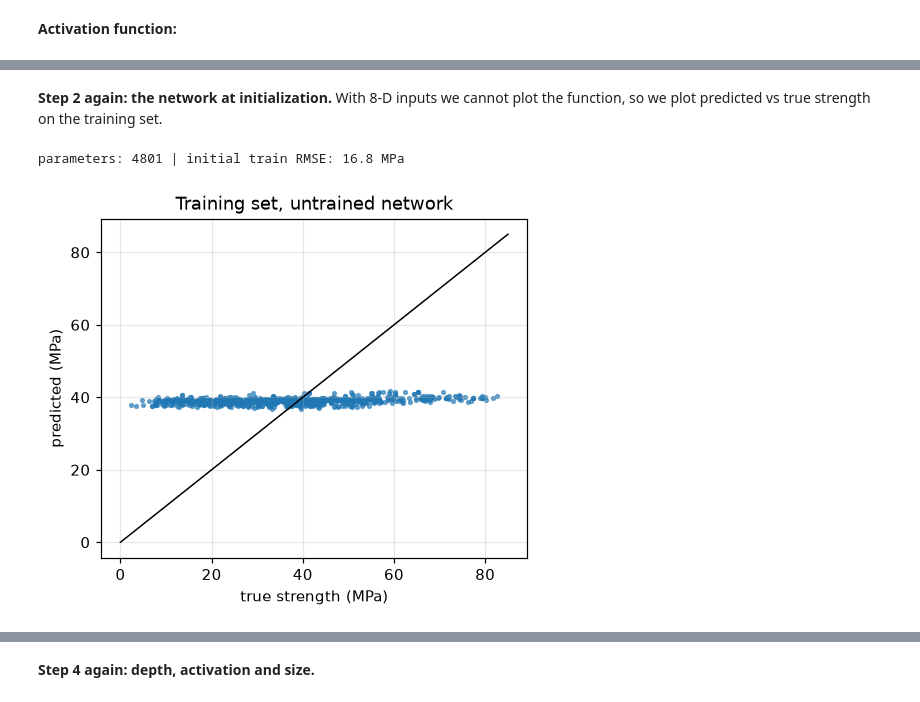
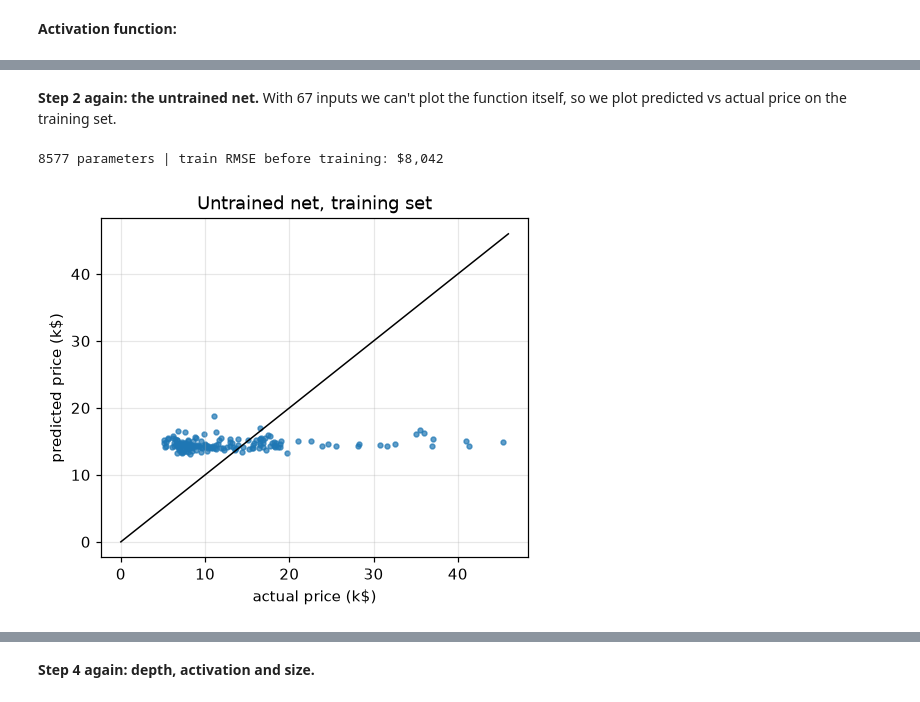
Before and after one commit to Space0code/emai-ml-lab2, a Jupyter notebook: part1.ipynb, the cells around one changed output, grey strips where cells are left out. Cells and saved outputs as stored; diff of their text form; code cells hidden in the pictures.

```diff
--- a/part1.ipynb
+++ b/part1.ipynb
@@ -321,7 +306,7 @@ depth_table
 # %% [markdown]
 **Activation function:**
 # %%
-acts = {"ReLU": nn.ReLU, "LeakyReLU": nn.LeakyReLU, "GELU": nn.GELU, "Tanh": nn.Tanh, "Sigmoid": nn.Sigmoid}
-act_table, act_models = sweep({k: dict(act=a) for k, a in acts.items()}, data)
-act_table
+activations = {"ReLU": nn.ReLU, "LeakyReLU": nn.LeakyReLU, "GELU": nn.GELU, "Tanh": nn.Tanh, "Sigmoid": nn.Sigmoid}
+act_res, act_nets = compare({k: dict(act=a) for k, a in activations.items()}, toy)
+act_res
 # %% [output]
@@ -404,14 +387,14 @@ p_table
 | 15 | 0.02391 | 0.009353 | 0.02822 | 0.009442 | 0.8445 | 0.948 |
 | 21 | 0.09901 | 0.01398 | 0.1143 | 0.02297 | 0.3456 | 0.8684 |
 # %%
-fig, axes = plt.subplots(2, 3, figsize=(14, 6), sharex=True)
-for ax, p in zip(axes.flat, P_VALUES):
-    c, models = fits[p]
-    ax.plot(grid, polynomial(grid, c), "k", lw=2, label="f(x)")
-    for name, m in models.items():
+fig, axs = plt.subplots(2, 3, figsize=(14, 6), sharex=True)
+for ax, p in zip(axs.flat, ORDERS):
+    c, nets = by_order[p]
+    ax.plot(xs, eval_poly(xs, c), "k", lw=2, label="f(x)")
+    for label, m in nets.items():
         with torch.no_grad():
-            ax.plot(grid, m(grid_t)[:, 0], "--", lw=1.2, label=name)
-    ax.set_title(f"p = {p}")
-axes[0, 0].legend(fontsize=8)
+            ax.plot(xs, m(xs_t)[:, 0], "--", lw=1.2, label=label)
+    ax.set_title(f"order p = {p}")
+axs[0, 0].legend(fontsize=8)
 plt.tight_layout(); plt.show()
 # %% [output]
@@ -479,22 +462,23 @@ linear regression: test RMSE 9.78 MPa, test R2 0.637
 # %% [markdown]
-**Step 2 again: the network at initialization.** With 8-D inputs we cannot plot the function, so we plot predicted vs true strength on the training set.
+**Step 2 again: the untrained net.** With 67 inputs we can't plot the function itself, so we plot predicted vs
+actual price on the training set.
 # %%
-def pred_vs_true(models, X, y, titles):
-    fig, axes = plt.subplots(1, len(models), figsize=(5 * len(models), 4), squeeze=False)
-    true = y_scaler.inverse_transform(y.numpy())[:, 0]
-    for ax, m, title in zip(axes[0], models, titles):
+def scatter_pred(nets, X, y, titles):
+    fig, axs = plt.subplots(1, len(nets), figsize=(5 * len(nets), 4), squeeze=False)
+    actual = sy.inverse_transform(y.numpy())[:, 0] / 1000
+    for ax, m, t in zip(axs[0], nets, titles):
         with torch.no_grad():
-            pred = y_scaler.inverse_transform(m(X).numpy())[:, 0]
-        ax.scatter(true, pred, s=6, alpha=0.6)
-        ax.plot([0, 85], [0, 85], "k", lw=1)
-        ax.set(xlabel="true strength (MPa)", ylabel="predicted (MPa)", title=title)
+            guess = sy.inverse_transform(m(X).numpy())[:, 0] / 1000
+        ax.scatter(actual, guess, s=10, alpha=0.7)
+        ax.plot([0, 46], [0, 46], "k", lw=1)
+        ax.set(xlabel="actual price (k$)", ylabel="predicted price (k$)", title=t)
     plt.show()
 
 torch.manual_seed(0)
-cmodel = MLP(in_dim=8)
-print("parameters:", n_params(cmodel), f"| initial train RMSE: {rmse_mpa(evaluate(cmodel, cdata[0], cdata[1])[0]):.1f} MPa")
-pred_vs_true([cmodel], cdata[0], cdata[1], ["Training set, untrained network"])
+rnet = FeedForward(d_in=real[0].shape[1])
+print(f"{count_params(rnet)} parameters | train RMSE before training: ${to_usd(score(rnet, real[0], real[1])[0]):,.0f}")
+scatter_pred([rnet], real[0], real[1], ["Untrained net, training set"])
 # %% [output]
-parameters: 4801 | initial train RMSE: 16.8 MPa
+8577 parameters | train RMSE before training: $8,042
-[figure, old version]
+[figure, new version]
 # %% [markdown]
```
Also changed, not shown: parts of 39 cells of this notebook, 1 other file.
